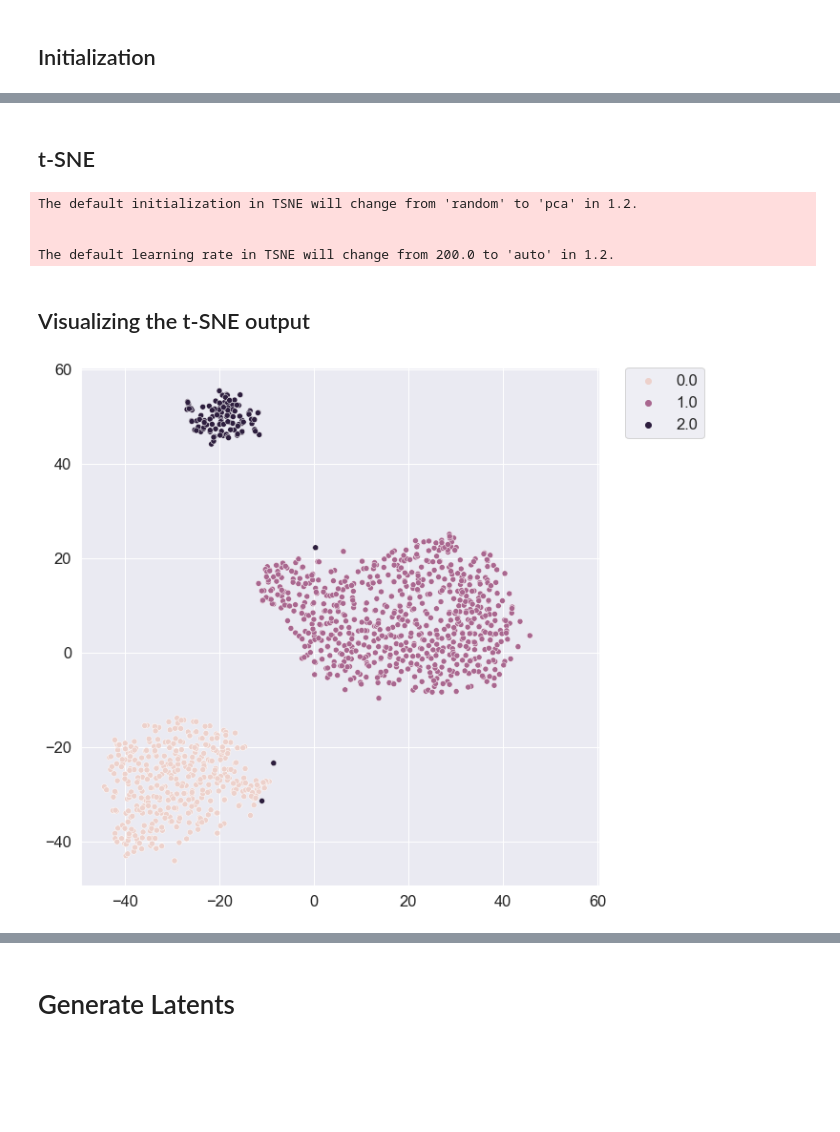
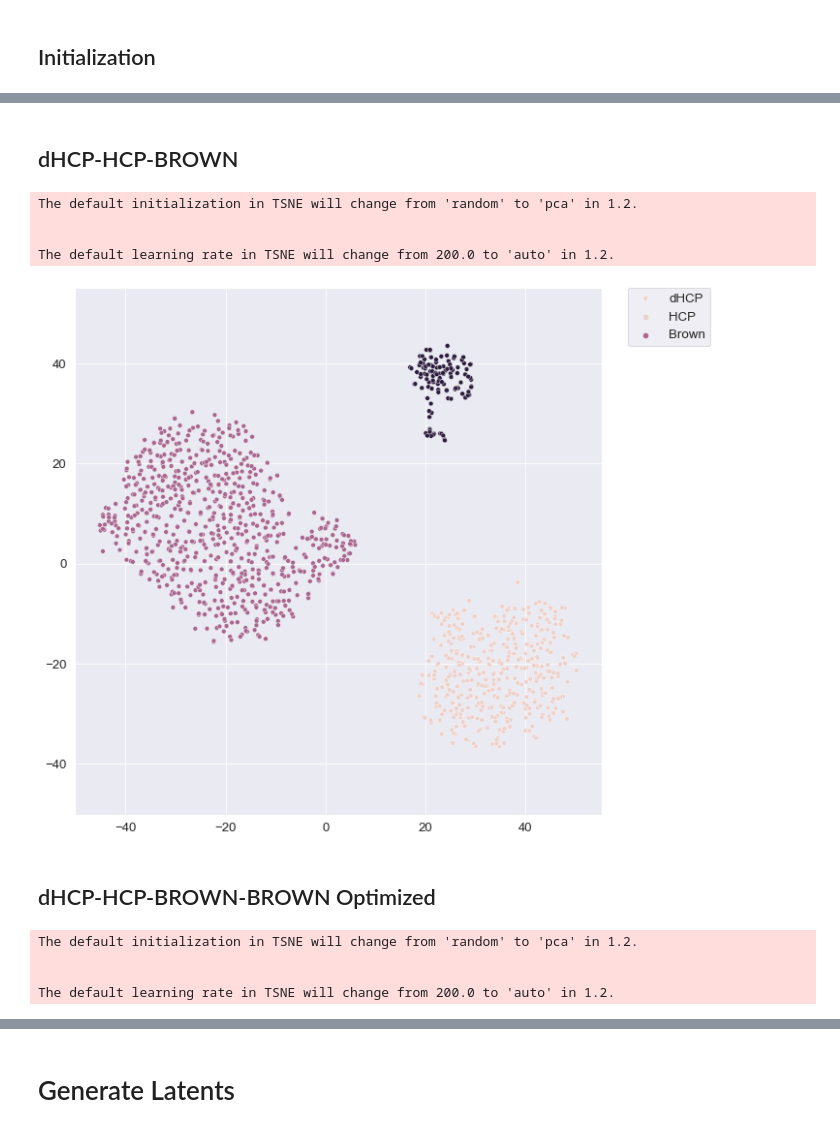
Before and after one commit to ExtremeViscent/SR-UNet, a Jupyter notebook: inference/publish_journal/tsne.ipynb, the cells around one changed output, grey strips where cells are left out. Saved outputs shown, nothing was run; the diff lists cells and outputs as text; code cells hidden in the pictures; blank space fills up the shorter version.

```diff
--- a/inference/publish_journal/tsne.ipynb
+++ b/inference/publish_journal/tsne.ipynb
@@ -31,0 +44,16 @@ latent_brown = torch.load('latent_brown.pt')
+# %%
+## t-SNE
+from sklearn.manifold import TSNE
+import matplotlib.pyplot as plt
+import seaborn as sns
+sns.set_style('darkgrid')
+sns.set_palette('muted')
+sns.set_context("paper", font_scale=1.5,
+                rc={"lines.linewidth": 2.5})
+
+# latent = torch.cat([latent_dhcp,latent_hcp,latent_brown],dim=0)
+latent = torch.cat([latent_dhcp,latent_hcp],dim=0)
+latent = latent.flatten(start_dim=1)
+latent = latent.cpu().numpy()
+tsne = TSNE(n_components=2)
+latent_embedded = tsne.fit_transform(latent)
@@ -31,0 +102,15 @@ latent_brown = torch.load('latent_brown.pt')
+# %%
+## t-SNE
+from sklearn.manifold import TSNE
+import matplotlib.pyplot as plt
+import seaborn as sns
+sns.set_style('darkgrid')
+sns.set_palette('muted')
+sns.set_context("paper", font_scale=1.5,
+                rc={"lines.linewidth": 2.5})
+
+# latent = torch.cat([latent_dhcp,latent_hcp,latent_brown],dim=0)
+latent = torch.cat([latent_dhcp,latent_hcp, latent_dhcp_val],dim=0)
+latent = latent.flatten(start_dim=1)
+latent = latent.cpu().numpy()
+latent_embedded = TSNE(n_components=2).fit_transform(latent)
@@ -32,9 +133,9 @@ latent_brown = torch.load('latent_brown.pt')
+# %% [markdown]
+## dHCP-HCP-BROWN
 # %%
 labels = np.zeros(latent_dhcp.shape[0]+latent_hcp.shape[0]+latent_brown.shape[0])
 labels[latent_dhcp.shape[0]:latent_dhcp.shape[0]+latent_hcp.shape[0]] = 1
 labels[latent_dhcp.shape[0]+latent_hcp.shape[0]:] = 2
-# %% [markdown]
-## t-SNE
 # %%
 ## t-SNE
 from sklearn.manifold import TSNE
@@ -42,10 +143,10 @@ import matplotlib.pyplot as plt
 import seaborn as sns
 sns.set_style('darkgrid')
 sns.set_palette('muted')
-sns.set_context("notebook", font_scale=1.5,
+sns.set_context("paper", font_scale=1.5,
                 rc={"lines.linewidth": 2.5})
 
-latent = torch.cat([latent_dhcp,latent_hcp,latent_brown],dim=0)
+latent = torch.cat([latent_dhcp,latent_hcp, latent_brown],dim=0)
 latent = latent.flatten(start_dim=1)
 latent = latent.cpu().numpy()
 latent_embedded = TSNE(n_components=2).fit_transform(latent)
@@ -54,16 +155,16 @@ The default initialization in TSNE will change from 'random' to 'pca' in 1.2.
 
 
 The default learning rate in TSNE will change from 200.0 to 'auto' in 1.2.
-# %% [markdown]
-## Visualizing the t-SNE output
 # %%
-fig, ax = plt.subplots(1,figsize=(10,10))
+fig, ax = plt.subplots(figsize=(10,10))
 sns.scatterplot(x=latent_embedded[:,0],y=latent_embedded[:,1],hue=labels,ax=ax)
 lim = (latent_embedded.min()-5, latent_embedded.max()+5)
 ax.set_xlim(lim)
 ax.set_ylim(lim)
 ax.set_aspect('equal')
-ax.legend(bbox_to_anchor=(1.05, 1), loc=2, borderaxespad=0.0)
+ax.legend(['dHCP','HCP','Brown'],bbox_to_anchor=(1.05, 1), loc=2, borderaxespad=0.0)
 fig.savefig('tsne.svg',bbox_inches='tight')
 # %% [output]
-[figure, old version]
+[figure, new version]
+# %% [markdown]
+## dHCP-HCP-BROWN-BROWN Optimized
@@ -69,0 +176,20 @@ fig.savefig('tsne.svg',bbox_inches='tight')
+# %%
+## t-SNE
+from sklearn.manifold import TSNE
+import matplotlib.pyplot as plt
+import seaborn as sns
+sns.set_style('darkgrid')
+sns.set_palette('muted')
+sns.set_context("paper", font_scale=1.5,
+                rc={"lines.linewidth": 2.5})
+
+# latent = torch.cat([latent_dhcp,latent_hcp,latent_brown],dim=0)
+latent = torch.cat([latent_dhcp,latent_hcp, latent_brown, latent_brown_opti],dim=0)
+latent = latent.flatten(start_dim=1)
+latent = latent.cpu().numpy()
+latent_embedded = TSNE(n_components=2).fit_transform(latent)
+# %% [output]
+The default initialization in TSNE will change from 'random' to 'pca' in 1.2.
+
+
+The default learning rate in TSNE will change from 200.0 to 'auto' in 1.2.
```
Also changed, not shown: parts of 43 cells of this notebook, 7 other files.
